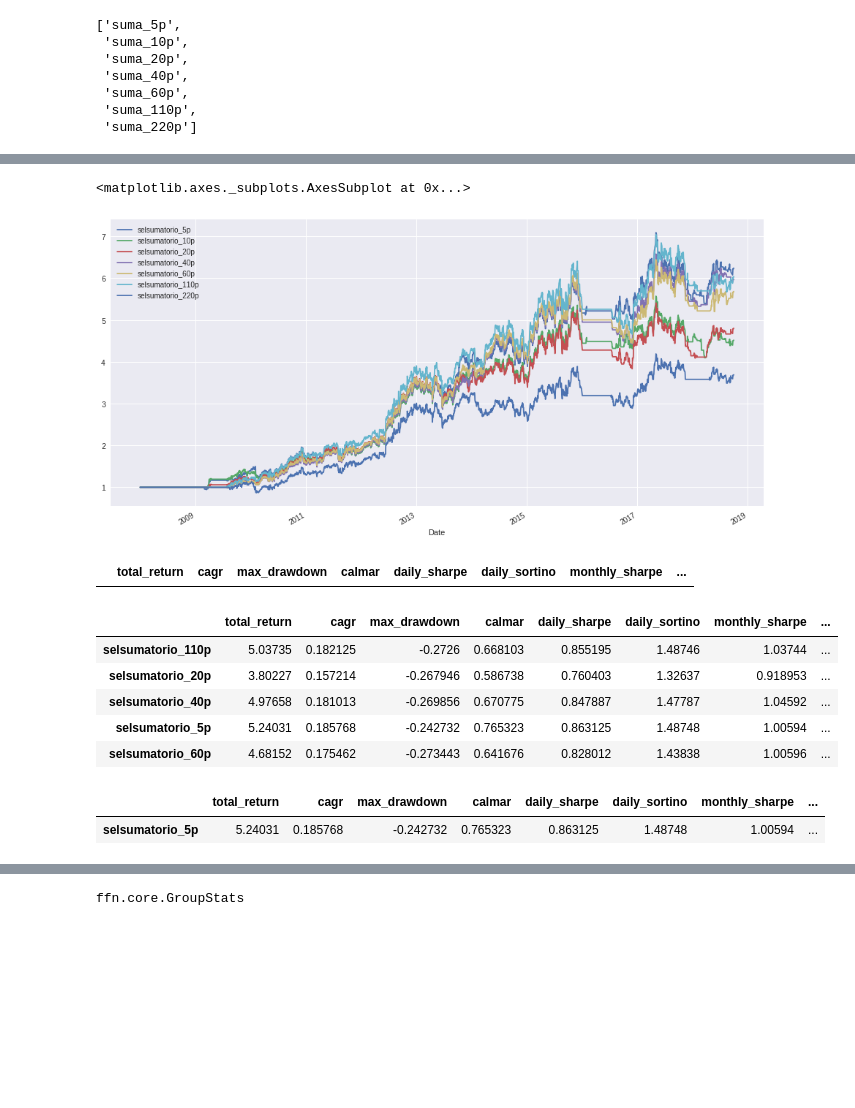
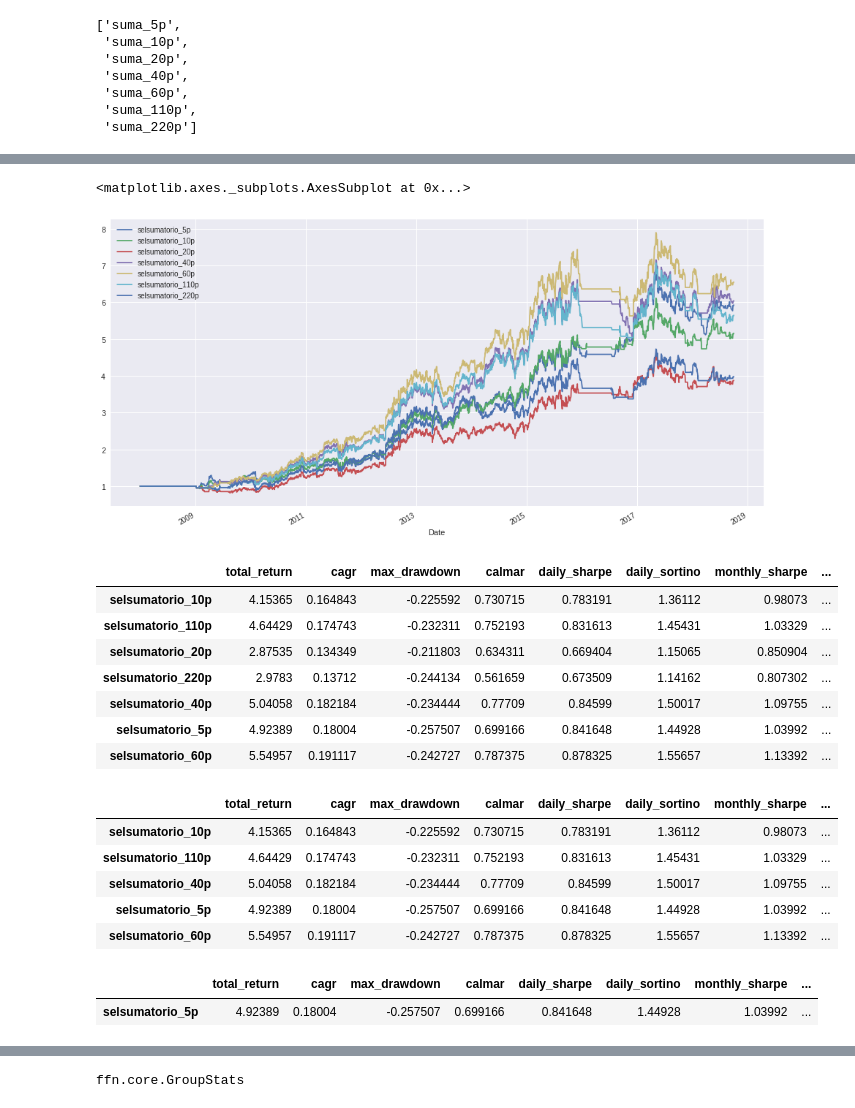
Before and after one commit to eltiotino/darwins, a Jupyter notebook: 20181017_rackpub2.ipynb, the cells around one changed output, grey strips where cells are left out. Saved outputs shown, nothing was run; the diff lists cells and outputs as text; code cells hidden in the pictures; blank space fills up the shorter version.

Commit message:
Modificado la carga de datos, ahora lee los datos una vez

```diff
--- a/20181017_rackpub2.ipynb
+++ b/20181017_rackpub2.ipynb
@@ -39,8 +40,8 @@ Requirement already satisfied: urllib3<1.23,>=1.21.1 in /usr/local/lib/python3.6
 Requirement already satisfied: chardet<3.1.0,>=3.0.2 in /usr/local/lib/python3.6/dist-packages (from requests>=2.3.0->pandas-datareader>=0.2->ffn) (3.0.4)
 # %%
 
-def strategy_performance(stock_ticker,periodo):
-    stock = pdr.get_data_yahoo(stock_ticker, start="2008-01-01", end="2018-10-01")
+def strategy_performance(stock,periodo):
+    #stock = pdr.get_data_yahoo(stock_ticker, start="2008-01-01", end="2018-10-01")
 
 
     #Compute periodo -days breakout and mean.
@@ -101,7 +102,7 @@ def strategy_performance(stock_ticker,periodo):
     daily_log_returns = daily_log_returns * stock.Signal.shift(1)
 
     # Plot the distribution of 'daily_log_returns'
-    print (stock_ticker)
+    #print (stock)
     daily_log_returns.hist(bins=50)
     plt.show()
     return daily_log_returns.cumsum()
@@ -118,9 +123,12 @@ periodos = [ 5, 10 , 20 , 40 ,60, 110, 220]
 #periodos = [ 5]
 cum_daily_log_return = pd.DataFrame()
 for stock in portfolio:
+  print ('*****  ',stock,'    ******')
+  pstock = pdr.get_data_yahoo(stock, start="2008-01-01", end="2018-10-01")
+
   for periodo in periodos:
     nombre='{}_l{}'.format(stock,periodo)
-    cum_daily_log_return[nombre] = strategy_performance(stock,periodo)
+    cum_daily_log_return[nombre] = strategy_performance(pstock,periodo)
 
 # Plot the cumulative daily returns
 print ("Cumulative Daily Returns")
@@ -165,7 +170,7 @@ cum_daily_return.pct_change(60).plot(figsize=(18,8))
 # %%
 #grafica los valores en funcion del periodod
 portfolio_grupo={}
-cum_daily_return['neutro']=0
+cum_daily_return['neutro']=0.00000001
 cum_daily_return['neutro_l5']=0.000001
 cum_daily_return['neutro_l10']=0.000001
 cum_daily_return['neutro_l20']=0.000001
@@ -502,29 +509,36 @@ for row in selsuma:
 cum_daily_return[selsumados].plot(figsize=(16,8))
 # %% [output]
 <matplotlib.axes._subplots.AxesSubplot at 0x...>
-[figure, old version]
+[figure, new version]
 # %%
 perf=cum_daily_return[selsumados].dropna().calc_stats()
 # %%
 resultados=perf.stats.T
 #print (resultados.columns)
-resultados[datos][resultados.cagr>.2]
+resultados[datos][resultados.cagr>.1]
 # %% [output]
 |  | total_return | cagr | max_drawdown | calmar | daily_sharpe | daily_sortino | monthly_sharpe | ... |
+| selsumatorio_10p | 4.15365 | 0.164843 | -0.225592 | 0.730715 | 0.783191 | 1.36112 | 0.98073 | ... |
+| selsumatorio_110p | 4.64429 | 0.174743 | -0.232311 | 0.752193 | 0.831613 | 1.45431 | 1.03329 | ... |
+| selsumatorio_20p | 2.87535 | 0.134349 | -0.211803 | 0.634311 | 0.669404 | 1.15065 | 0.850904 | ... |
+| selsumatorio_220p | 2.9783 | 0.13712 | -0.244134 | 0.561659 | 0.673509 | 1.14162 | 0.807302 | ... |
+| selsumatorio_40p | 5.04058 | 0.182184 | -0.234444 | 0.77709 | 0.84599 | 1.50017 | 1.09755 | ... |
+| selsumatorio_5p | 4.92389 | 0.18004 | -0.257507 | 0.699166 | 0.841648 | 1.44928 | 1.03992 | ... |
+| selsumatorio_60p | 5.54957 | 0.191117 | -0.242727 | 0.787375 | 0.878325 | 1.55657 | 1.13392 | ... |
 # %%
 resultados[datos][resultados.monthly_sharpe>.9]
 # %% [output]
 |  | total_return | cagr | max_drawdown | calmar | daily_sharpe | daily_sortino | monthly_sharpe | ... |
-| selsumatorio_110p | 5.03735 | 0.182125 | -0.2726 | 0.668103 | 0.855195 | 1.48746 | 1.03744 | ... |
-| selsumatorio_20p | 3.80227 | 0.157214 | -0.267946 | 0.586738 | 0.760403 | 1.32637 | 0.918953 | ... |
-| selsumatorio_40p | 4.97658 | 0.181013 | -0.269856 | 0.670775 | 0.847887 | 1.47787 | 1.04592 | ... |
-| selsumatorio_5p | 5.24031 | 0.185768 | -0.242732 | 0.765323 | 0.863125 | 1.48748 | 1.00594 | ... |
-| selsumatorio_60p | 4.68152 | 0.175462 | -0.273443 | 0.641676 | 0.828012 | 1.43838 | 1.00596 | ... |
+| selsumatorio_10p | 4.15365 | 0.164843 | -0.225592 | 0.730715 | 0.783191 | 1.36112 | 0.98073 | ... |
+| selsumatorio_110p | 4.64429 | 0.174743 | -0.232311 | 0.752193 | 0.831613 | 1.45431 | 1.03329 | ... |
+| selsumatorio_40p | 5.04058 | 0.182184 | -0.234444 | 0.77709 | 0.84599 | 1.50017 | 1.09755 | ... |
+| selsumatorio_5p | 4.92389 | 0.18004 | -0.257507 | 0.699166 | 0.841648 | 1.44928 | 1.03992 | ... |
+| selsumatorio_60p | 5.54957 | 0.191117 | -0.242727 | 0.787375 | 0.878325 | 1.55657 | 1.13392 | ... |
 # %%
 resultados[datos][resultados.win_year_perc==1]
 # %% [output]
 |  | total_return | cagr | max_drawdown | calmar | daily_sharpe | daily_sortino | monthly_sharpe | ... |
-| selsumatorio_5p | 5.24031 | 0.185768 | -0.242732 | 0.765323 | 0.863125 | 1.48748 | 1.00594 | ... |
+| selsumatorio_5p | 4.92389 | 0.18004 | -0.257507 | 0.699166 | 0.841648 | 1.44928 | 1.03992 | ... |
 # %%
 for n in selsumados:
   print('******',n,'*******\n\n')
```
Also changed, not shown: parts of 13 cells of this notebook.
